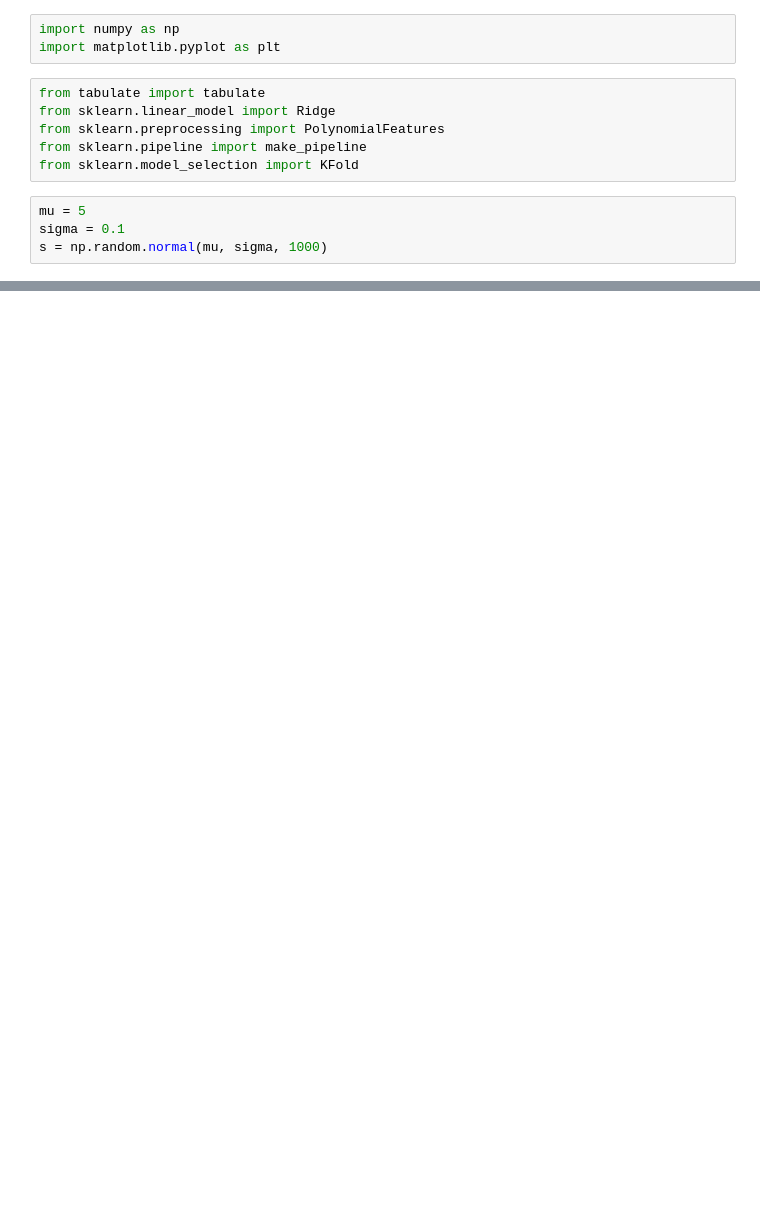
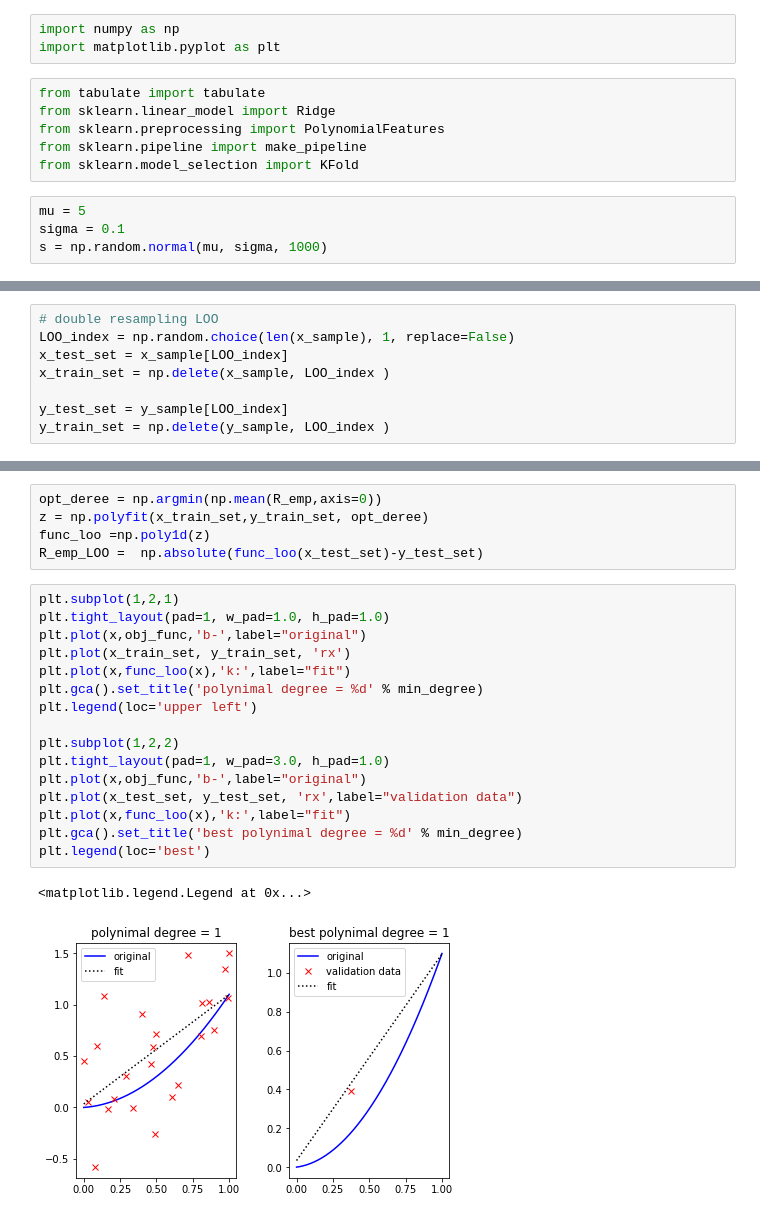
Before and after one commit to djzts/EE4389w, a Jupyter notebook: Untitled Folder/problem 1.ipynb, the cells around one changed output, grey strips where cells are left out. Drawn from its saved outputs; the diff is of its cells as text; blank space fills up the shorter version.

```diff
--- a/Untitled Folder/problem 1.ipynb
+++ b/Untitled Folder/problem 1.ipynb
@@ -180,0 +122,8 @@ plt.show()
+# %%
+# double resampling LOO
+LOO_index = np.random.choice(len(x_sample), 1, replace=False)
+x_test_set = x_sample[LOO_index]
+x_train_set = np.delete(x_sample, LOO_index )
+
+y_test_set = y_sample[LOO_index]
+y_train_set = np.delete(y_sample, LOO_index )
@@ -180,0 +183,24 @@ plt.show()
+# %%
+opt_deree = np.argmin(np.mean(R_emp,axis=0))
+z = np.polyfit(x_train_set,y_train_set, opt_deree)
+func_loo =np.poly1d(z)
+R_emp_LOO =  np.absolute(func_loo(x_test_set)-y_test_set)
+# %%
+plt.subplot(1,2,1)
+plt.tight_layout(pad=1, w_pad=1.0, h_pad=1.0)
+plt.plot(x,obj_func,'b-',label="original")
+plt.plot(x_train_set, y_train_set, 'rx')
+plt.plot(x,func_loo(x),'k:',label="fit")
+plt.gca().set_title('polynimal degree = %d' % min_degree)
+plt.legend(loc='upper left')
+
+plt.subplot(1,2,2)
+plt.tight_layout(pad=1, w_pad=3.0, h_pad=1.0)
+plt.plot(x,obj_func,'b-',label="original")
+plt.plot(x_test_set, y_test_set, 'rx',label="validation data")
+plt.plot(x,func_loo(x),'k:',label="fit")
+plt.gca().set_title('best polynimal degree = %d' % min_degree)
+plt.legend(loc='best')
+# %% [output]
+<matplotlib.legend.Legend at 0x...>
+[figure, added]
```
Also changed, not shown: parts of 12 cells of this notebook, 3 other files.
